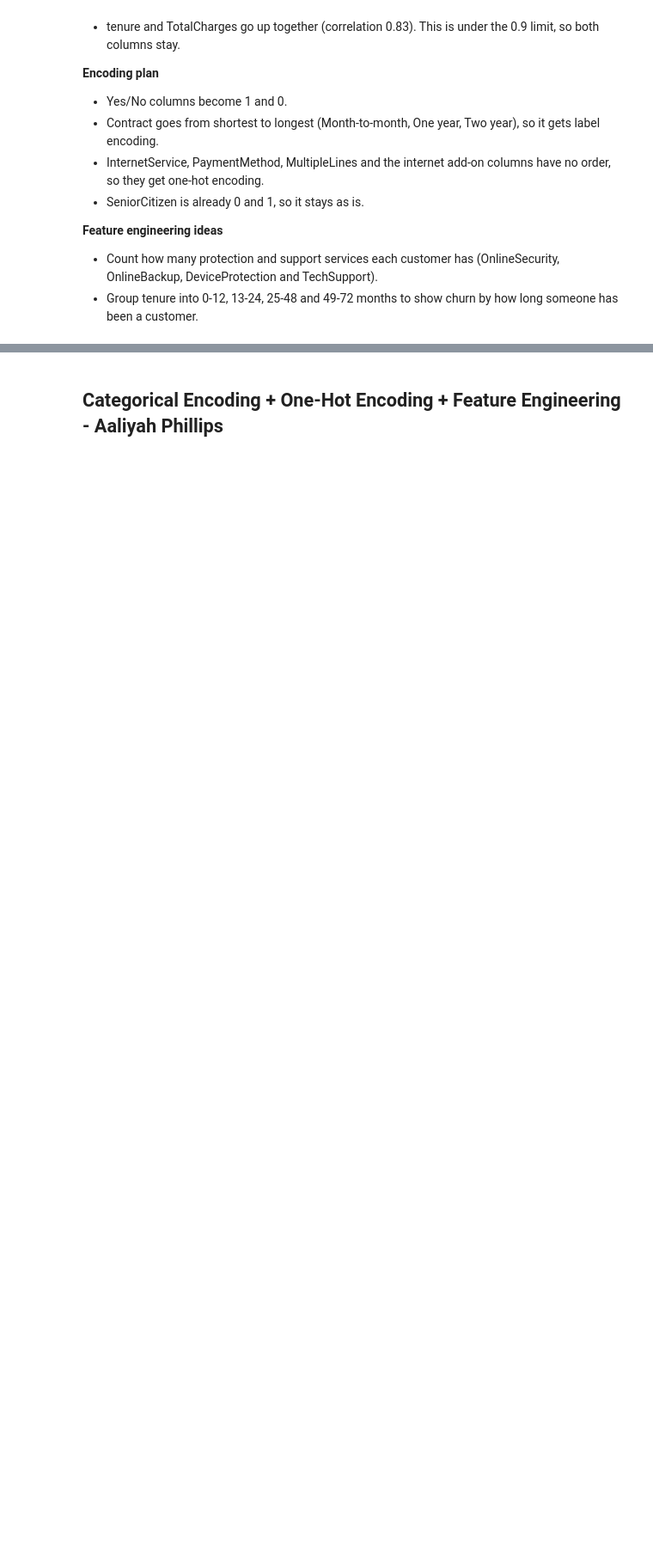
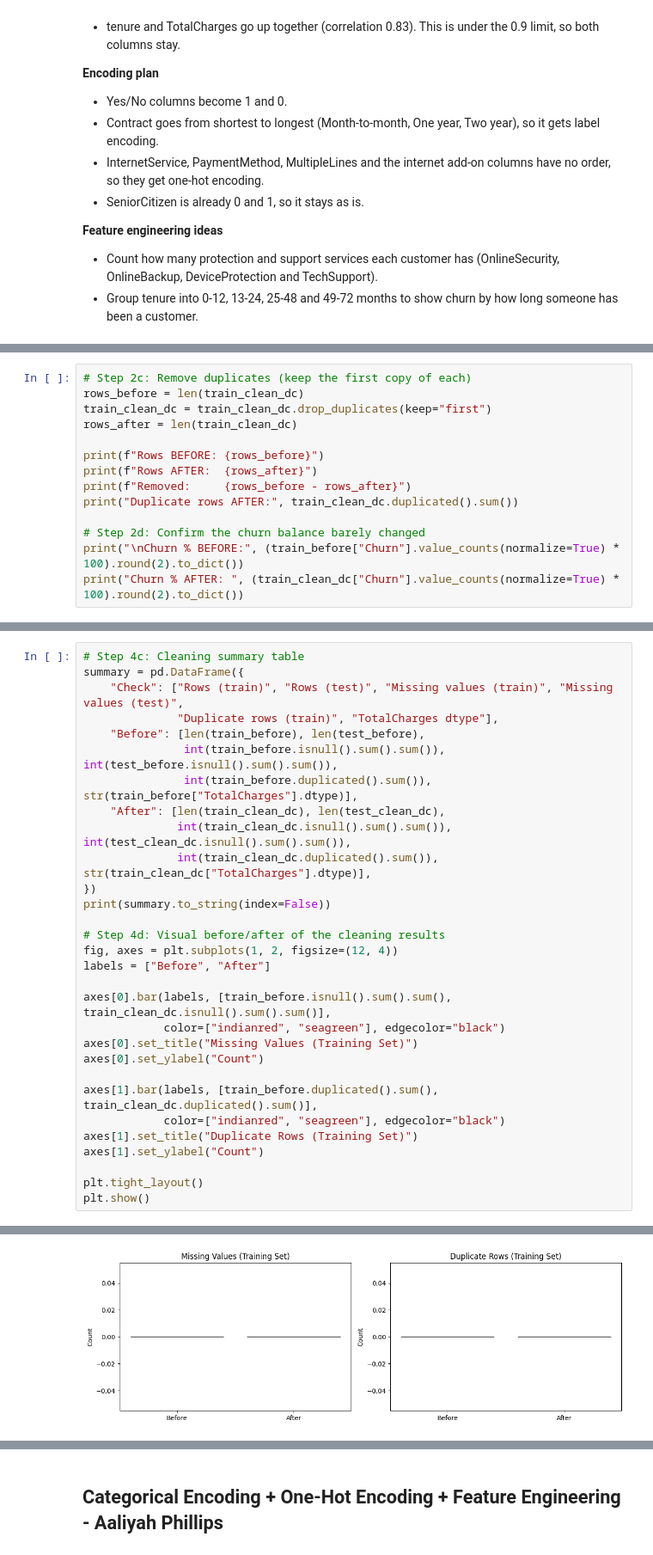
Before and after one commit to lenhofda/ML-Final-Project, a Jupyter notebook: Telecon_Customer_Churn_Project.ipynb, the cells around one changed output, grey strips where cells are left out. Shown at 86% size. Saved outputs shown, nothing was run; the diff lists cells and outputs as text; blank space fills up the shorter version.

Commit message:
Added the data cleaning and validation section of the notebook.

```diff
--- a/Telecon_Customer_Churn_Project.ipynb
+++ b/Telecon_Customer_Churn_Project.ipynb
@@ -331,0 +496,14 @@ Duplicate rows: 9
+# %%
+# Step 2c: Remove duplicates (keep the first copy of each)
+rows_before = len(train_clean_dc)
+train_clean_dc = train_clean_dc.drop_duplicates(keep="first")
+rows_after = len(train_clean_dc)
+
+print(f"Rows BEFORE: {rows_before}")
+print(f"Rows AFTER:  {rows_after}")
+print(f"Removed:     {rows_before - rows_after}")
+print("Duplicate rows AFTER:", train_clean_dc.duplicated().sum())
+
+# Step 2d: Confirm the churn balance barely changed
+print("\nChurn % BEFORE:", (train_before["Churn"].value_counts(normalize=True) * 100).round(2).to_dict())
+print("Churn % AFTER: ", (train_clean_dc["Churn"].value_counts(normalize=True) * 100).round(2).to_dict())
@@ -331,0 +611,31 @@ Duplicate rows: 9
+# %%
+# Step 4c: Cleaning summary table
+summary = pd.DataFrame({
+    "Check": ["Rows (train)", "Rows (test)", "Missing values (train)", "Missing values (test)",
+              "Duplicate rows (train)", "TotalCharges dtype"],
+    "Before": [len(train_before), len(test_before),
+               int(train_before.isnull().sum().sum()), int(test_before.isnull().sum().sum()),
+               int(train_before.duplicated().sum()), str(train_before["TotalCharges"].dtype)],
+    "After": [len(train_clean_dc), len(test_clean_dc),
+              int(train_clean_dc.isnull().sum().sum()), int(test_clean_dc.isnull().sum().sum()),
+              int(train_clean_dc.duplicated().sum()), str(train_clean_dc["TotalCharges"].dtype)],
+})
+print(summary.to_string(index=False))
+
+# Step 4d: Visual before/after of the cleaning results
+fig, axes = plt.subplots(1, 2, figsize=(12, 4))
+labels = ["Before", "After"]
+
+axes[0].bar(labels, [train_before.isnull().sum().sum(), train_clean_dc.isnull().sum().sum()],
+            color=["indianred", "seagreen"], edgecolor="black")
+axes[0].set_title("Missing Values (Training Set)")
+axes[0].set_ylabel("Count")
+
+axes[1].bar(labels, [train_before.duplicated().sum(), train_clean_dc.duplicated().sum()],
+            color=["indianred", "seagreen"], edgecolor="black")
+axes[1].set_title("Duplicate Rows (Training Set)")
+axes[1].set_ylabel("Count")
+
+plt.tight_layout()
+plt.show()
+# %% [output]
@@ -331,0 +649 @@ Duplicate rows: 9
+[figure, added]
```
Also changed, not shown: parts of 25 cells of this notebook.
